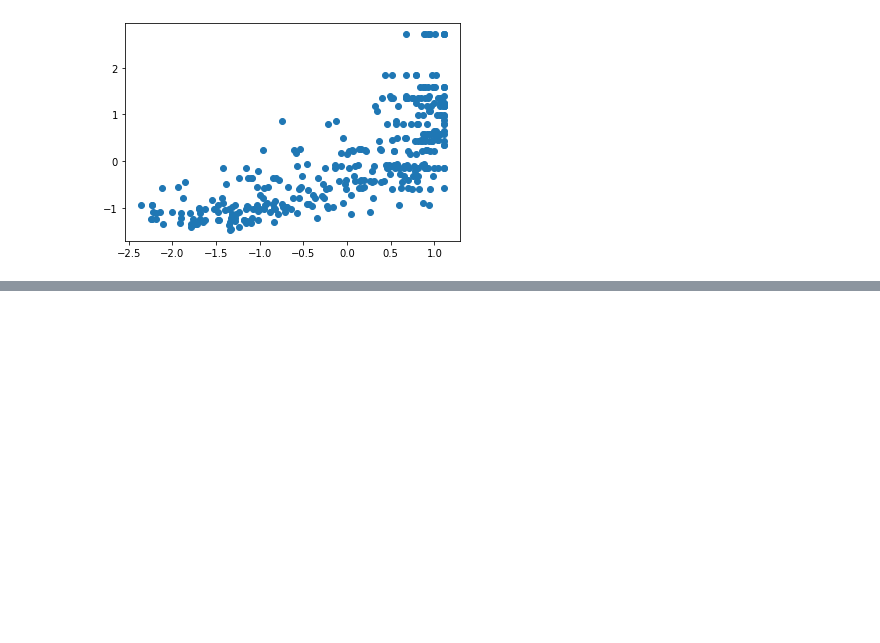
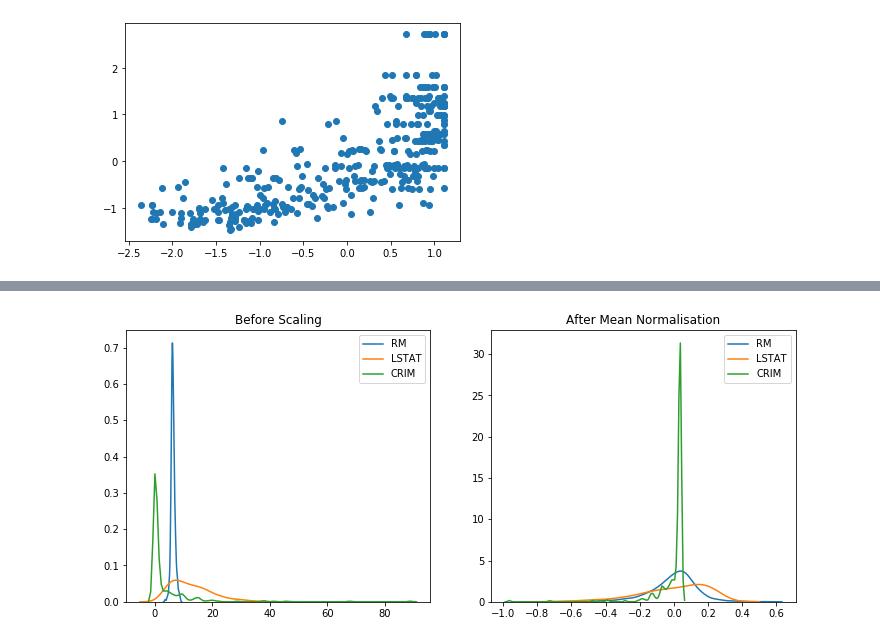
Before and after one commit to KarthikKothareddy/FeatureEngineering, a Jupyter notebook: feature_scaling.ipynb, the cells around one changed output, grey strips where cells are left out. Saved outputs shown, nothing was run; the diff lists cells and outputs as text; code cells hidden in the pictures; blank space fills up the shorter version.

```diff
--- a/feature_scaling.ipynb
+++ b/feature_scaling.ipynb
@@ -172,0 +175,9 @@ plt.scatter(x_train_scaled['AGE'], x_train_scaled['NOX']);
+# %%
+x_train, x_test, y_train, y_test = train_test_split(
+    data.drop('MEDV', axis=1),
+    data['MEDV'],
+    test_size=0.3,
+    random_state=0
+)
+
+x_train.shape, x_test.shape
@@ -172,0 +186,3 @@ plt.scatter(x_train_scaled['AGE'], x_train_scaled['NOX']);
+# %%
+_mu = x_train.mean(axis=0)
+_mu
@@ -172,0 +204,3 @@ plt.scatter(x_train_scaled['AGE'], x_train_scaled['NOX']);
+# %%
+_range = x_train.max(axis=0) - x_train.min(axis=0)
+_range
@@ -172,0 +222,3 @@ plt.scatter(x_train_scaled['AGE'], x_train_scaled['NOX']);
+# %%
+x_train_scaled = (_mu - x_train) / _range
+x_test_scaled = (_mu - x_test) / _range
@@ -172,0 +237,19 @@ plt.scatter(x_train_scaled['AGE'], x_train_scaled['NOX']);
+# %%
+# let's compare the variable distributions before and after scaling
+
+fig, (ax1, ax2) = plt.subplots(ncols=2, figsize=(12, 5))
+
+# before scaling
+ax1.set_title('Before Scaling')
+sns.kdeplot(x_train['RM'], ax=ax1)
+sns.kdeplot(x_train['LSTAT'], ax=ax1)
+sns.kdeplot(x_train['CRIM'], ax=ax1)
+
+# after scaling
+ax2.set_title('After Mean Normalisation')
+sns.kdeplot(x_train_scaled['RM'], ax=ax2)
+sns.kdeplot(x_train_scaled['LSTAT'], ax=ax2)
+sns.kdeplot(x_train_scaled['CRIM'], ax=ax2)
+plt.show()
+# %% [output]
+[figure, added]
```
Also changed, not shown: parts of 34 cells of this notebook.
